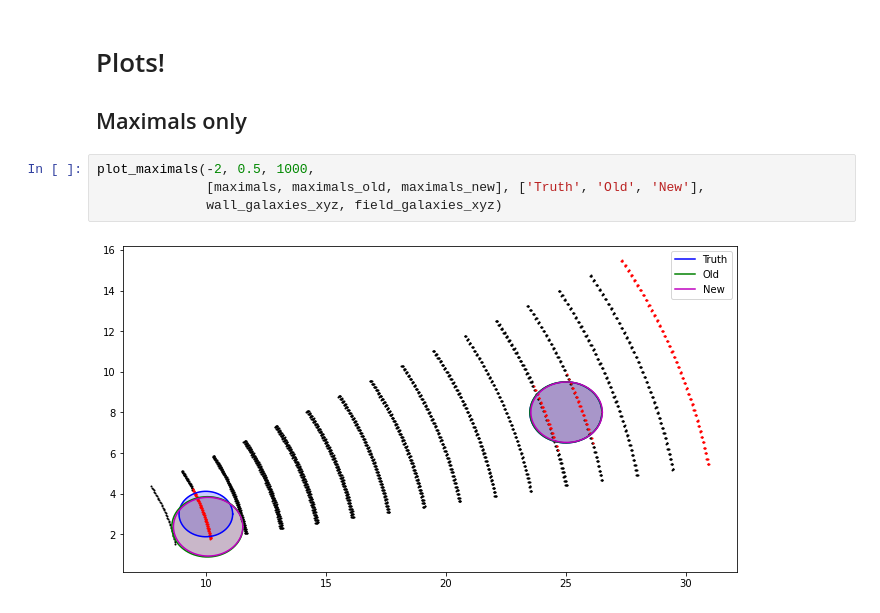
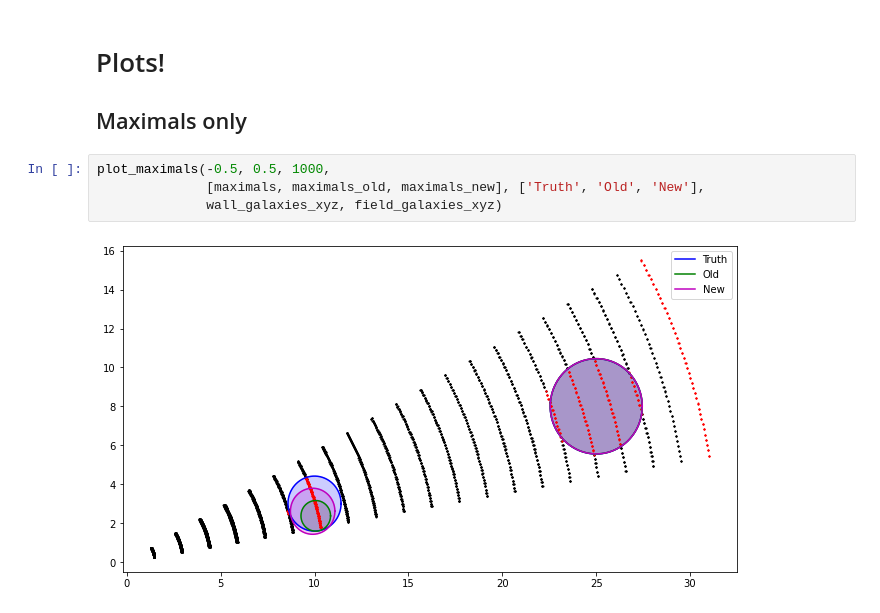
Before and after one commit to DESI-UR/Void_analysis, a Jupyter notebook: nb/visualizations/VF_test_slices.ipynb, the cells around one changed output. Cells and saved outputs as stored; diff of their text form.

```diff
--- a/nb/visualizations/VF_test_slices.ipynb
+++ b/nb/visualizations/VF_test_slices.ipynb
@@ -563,8 +563,8 @@ def pvf2(dec,wdth,npc,chkdpth):
 
 ## Maximals only
 # %%
-plot_maximals(-2, 0.5, 1000,
+plot_maximals(-0.5, 0.5, 1000,
               [maximals, maximals_old, maximals_new], ['Truth', 'Old', 'New'],
               wall_galaxies_xyz, field_galaxies_xyz)
 # %% [output]
-[figure, old version]
+[figure, new version]
```
Also changed, not shown: parts of 1 cell of this notebook, 3 other files.
